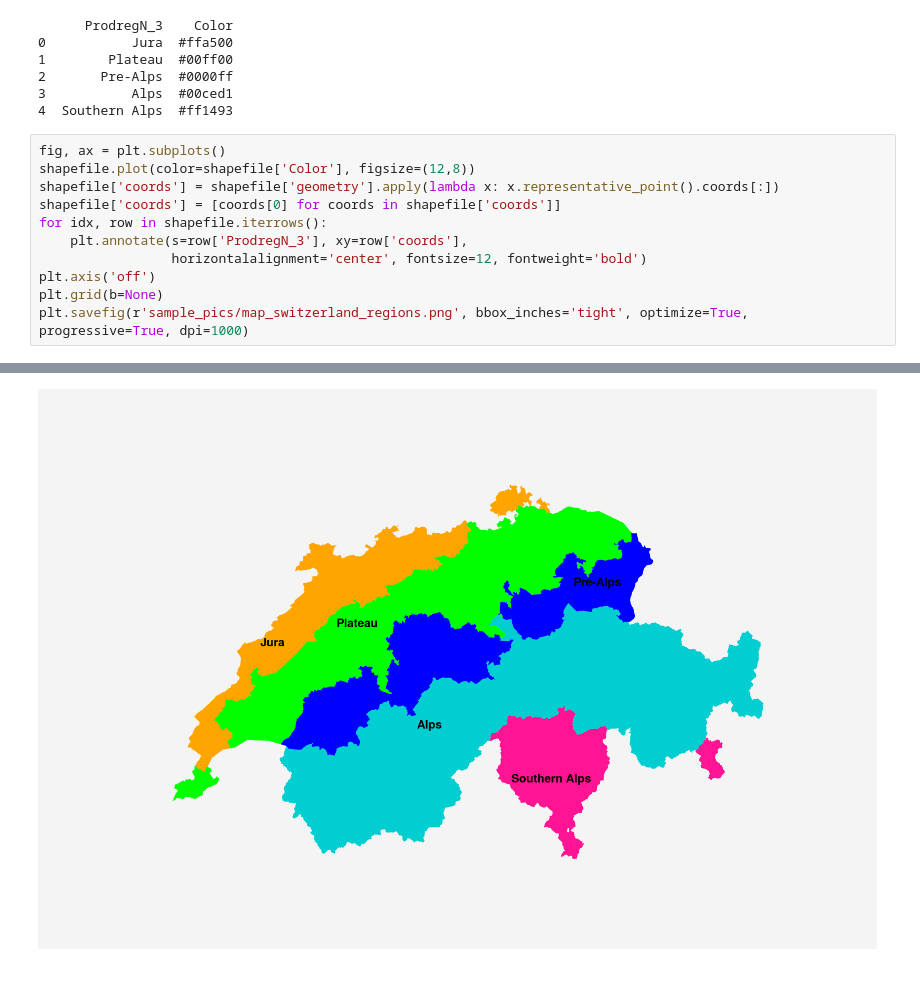
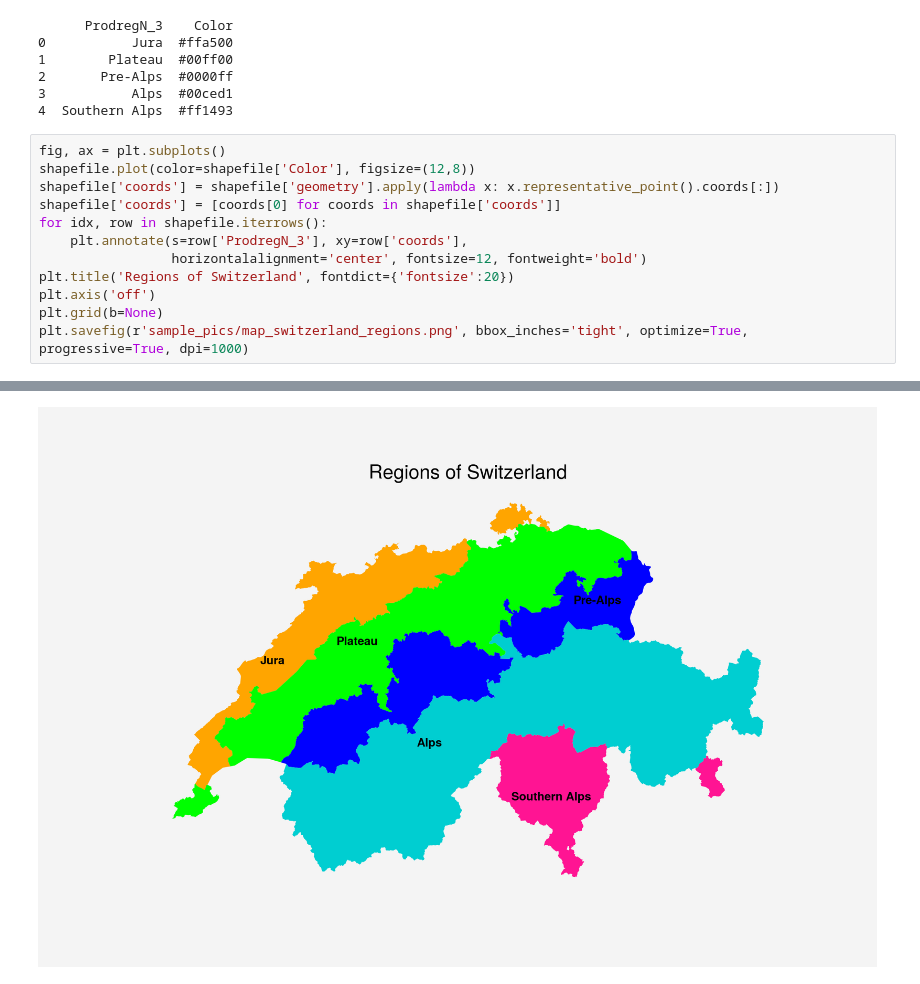
Before and after one commit to destoswa/atmo_project, a Jupyter notebook: reg_seasonal_analysis.ipynb, the cells around one changed output, grey strips where cells are left out. Cells and saved outputs as stored; diff of their text form.

Commit message:
title

```diff
--- a/reg_seasonal_analysis.ipynb
+++ b/reg_seasonal_analysis.ipynb
@@ -173,14 +173,15 @@ print(shapefile[['ProdregN_3', 'Color']].head(10))
 # %%
 fig, ax = plt.subplots()
 shapefile.plot(color=shapefile['Color'], figsize=(12,8))
 shapefile['coords'] = shapefile['geometry'].apply(lambda x: x.representative_point().coords[:])
 shapefile['coords'] = [coords[0] for coords in shapefile['coords']]
 for idx, row in shapefile.iterrows():
     plt.annotate(s=row['ProdregN_3'], xy=row['coords'],
                  horizontalalignment='center', fontsize=12, fontweight='bold')
+plt.title('Regions of Switzerland', fontdict={'fontsize':20})
 plt.axis('off')
 plt.grid(b=None)
 plt.savefig(r'sample_pics/map_switzerland_regions.png', bbox_inches='tight', optimize=True, progressive=True, dpi=1000)
 # %% [output]
 [figure]
-[figure, old version]
+[figure, new version]
```
Also changed, not shown: 1 other file.
